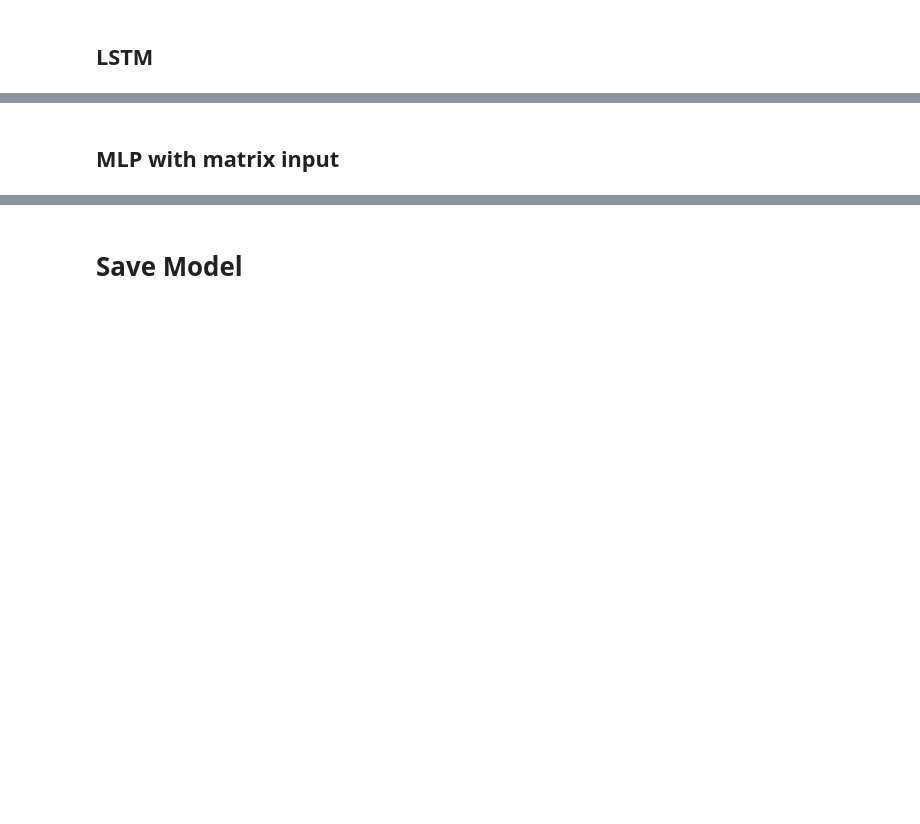
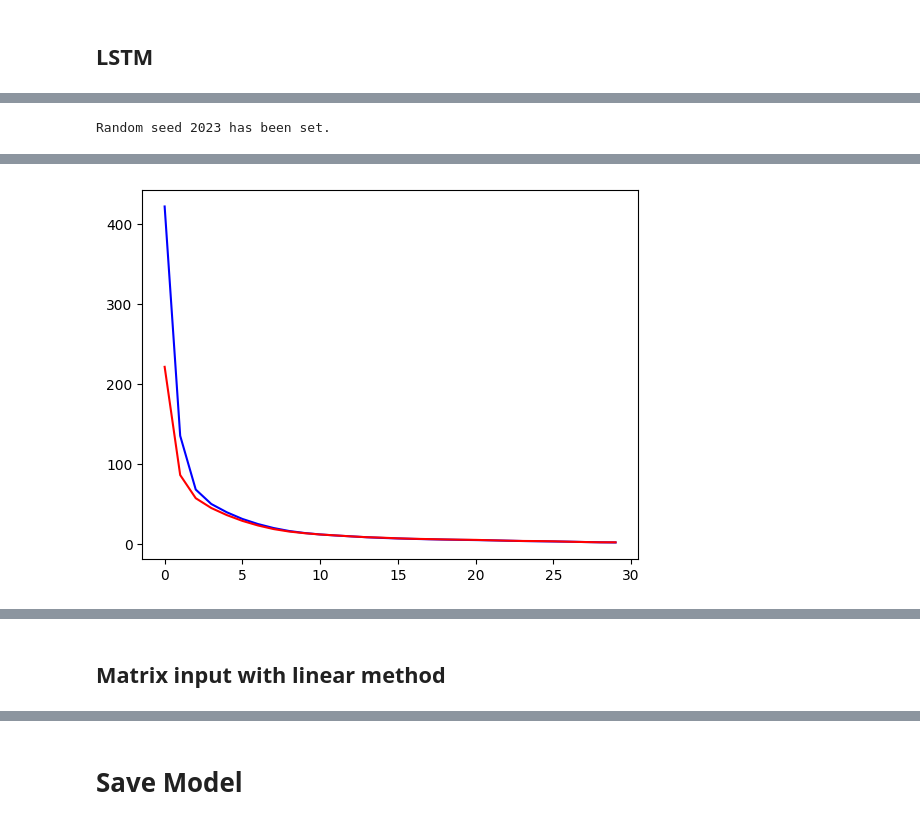
Before and after one commit to GaoDeBuChou/Swin-Transformer-based-Model-for-Trajectory-Prediction, a Jupyter notebook: experiments.ipynb, the cells around one changed output, grey strips where cells are left out. Drawn from its saved outputs; the diff is of its cells as text; code cells hidden in the pictures; blank space fills up the shorter version.

```diff
--- a/experiments.ipynb
+++ b/experiments.ipynb
@@ -215,5 +266,11 @@ def train_model(model, criterion, train_loader, valid_loader, learning_rate=0.00
+# %%
+output_tensor = transformed["POLYLINE_DEST"].apply(output2tensor).values
+out_train, out_valid, out_test = output_tensor[idx_train], output_tensor[idx_valid], output_tensor[idx_test]
 # %% [markdown]
 ## LSTM
+# %%
+sequence_tensor = transformed["POLYLINE_INIT"].apply(sequence2tensor).values
+seq_train, seq_valid, seq_test = sequence_tensor[idx_train], sequence_tensor[idx_valid], sequence_tensor[idx_test]
 # %%
 class SequenceDataset(Dataset):
     def __init__(self, sequence, output):
@@ -227,13 +284,11 @@ class SequenceDataset(Dataset):
         return self.sequence[idx], self.output[idx]
 # %%
 train_data = SequenceDataset(seq_train, out_train)
-train_loader = DataLoader(train_data, batch_size=64, shuffle=True)
-
 valid_data = SequenceDataset(seq_valid, out_valid)
-valid_loader = DataLoader(valid_data, batch_size=64, shuffle=True)
+test_data = SequenceDataset(seq_test, out_test)
 # %%
 class LSTM(nn.Module):
-    def __init__(self, i_size=3, h_size=6, n_layers=1, o_size=2):
+    def __init__(self, i_size=3, h_size=4, n_layers=1, o_size=2):
         super(LSTM, self).__init__()
         self.lstm = nn.LSTM(
             input_size = i_size,
@@ -246,4 +301,4 @@ class LSTM(nn.Module):
 
     def forward(self, x):
         out, (h, c) = self.lstm(x, None)  # None represents zero initial hidden state
-        return torch.sigmoid(self.out(out[:, -1, :]))  # choose last time step of output
+        return self.out(out[:, -1, :]) # choose last time step of output
@@ -264,2 +305,6 @@ Last epoch validation loss: 0.00018169036455629526
-# %% [markdown]
-## MLP with matrix input
+# %%
+set_seed(SEED)
+lstm = LSTM()
+train_model(lstm, train_data, valid_data, test_data, lr=0.005, epochs=30)
+# %% [output]
+Random seed 2023 has been set.
@@ -265,0 +313 @@ Last epoch validation loss: 0.00018169036455629526
+[figure, added]
@@ -265,0 +315,2 @@ Last epoch validation loss: 0.00018169036455629526
+# %% [markdown]
+## Matrix input with linear method
```
Also changed, not shown: parts of 77 cells of this notebook.
